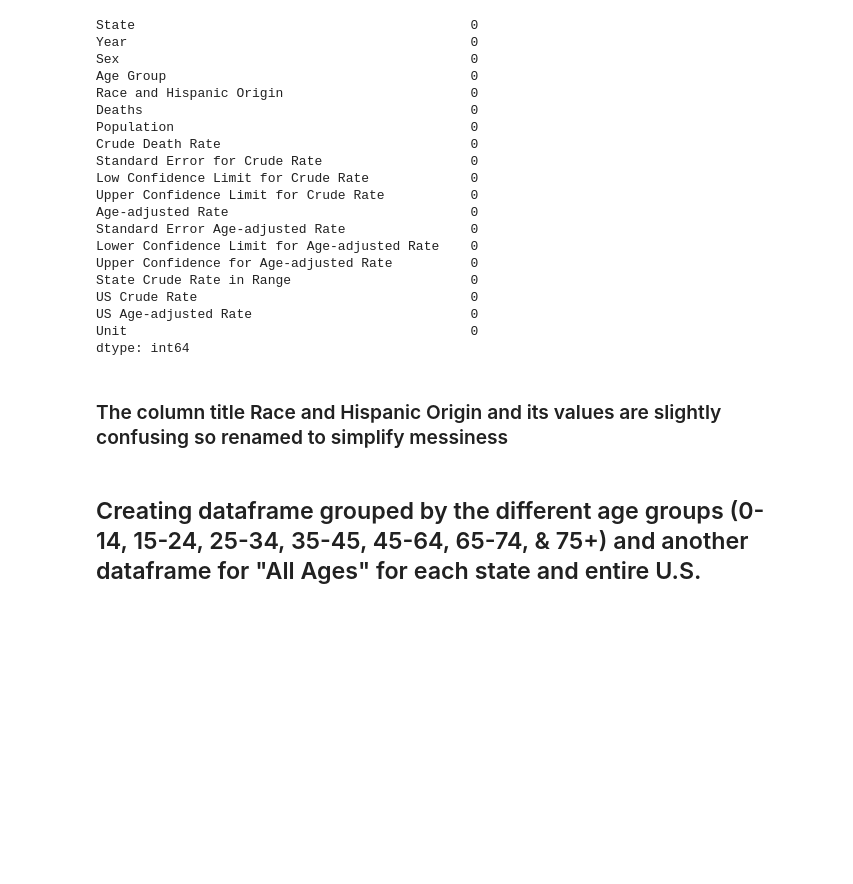
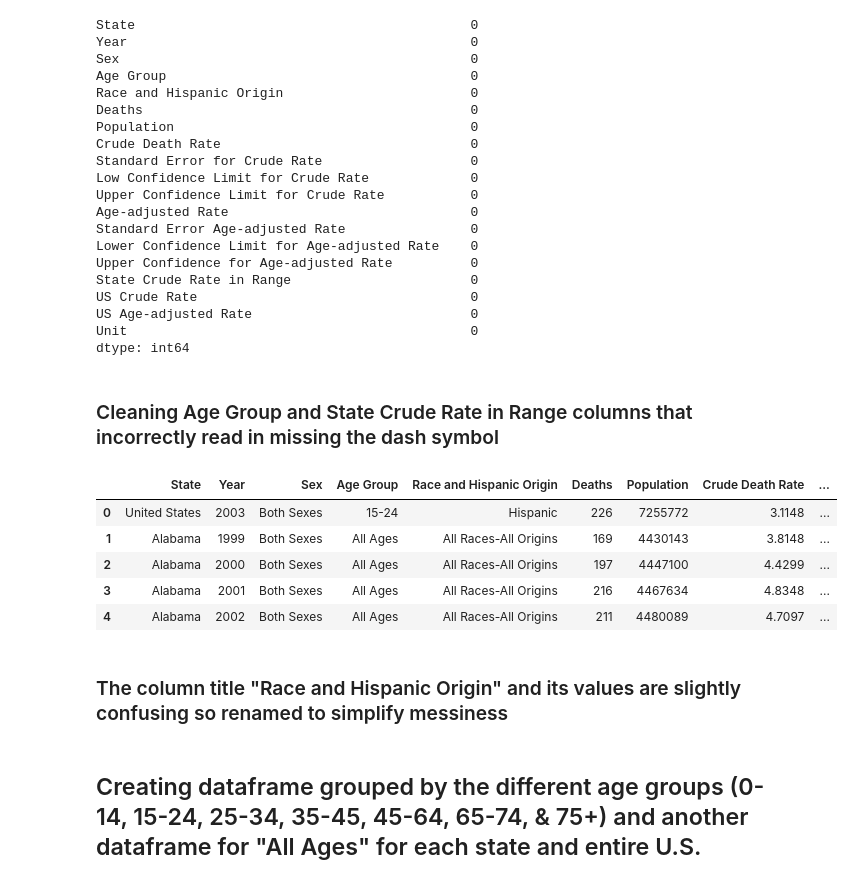
Before and after one commit to cwaggles/TOOL1_FINAL_PROJECT, a Jupyter notebook: Data Science Tools 1 - Final Project.ipynb, the cells around one changed output. Saved outputs shown, nothing was run; the diff lists cells and outputs as text; code cells hidden in the pictures; blank space fills up the shorter version.

```diff
--- a/Data Science Tools 1 - Final Project.ipynb
+++ b/Data Science Tools 1 - Final Project.ipynb
@@ -103,8 +115,22 @@ US Crude Rate                                   0
 US Age-adjusted Rate                            0
 Unit                                            0
 dtype: int64
+# %% [markdown]
+### Cleaning Age Group and State Crude Rate in Range columns that incorrectly read in missing the dash symbol
+# %%
+#Using String Regex to replace missing symbols with dash symbol (-)
+drug_mort['Age Group'] = drug_mort['Age Group'].str.replace(r'�"', '-')
+drug_mort['State Crude Rate in Range'] = drug_mort['State Crude Rate in Range'].str.replace(r'�"', '-')
+drug_mort.head()
+# %% [output]
+|  | State | Year | Sex | Age Group | Race and Hispanic Origin | Deaths | Population | Crude Death Rate | ... |
+| 0 | United States | 2003 | Both Sexes | 15-24 | Hispanic | 226 | 7255772 | 3.1148 | ... |
+| 1 | Alabama | 1999 | Both Sexes | All Ages | All Races-All Origins | 169 | 4430143 | 3.8148 | ... |
+| 2 | Alabama | 2000 | Both Sexes | All Ages | All Races-All Origins | 197 | 4447100 | 4.4299 | ... |
+| 3 | Alabama | 2001 | Both Sexes | All Ages | All Races-All Origins | 216 | 4467634 | 4.8348 | ... |
+| 4 | Alabama | 2002 | Both Sexes | All Ages | All Races-All Origins | 211 | 4480089 | 4.7097 | ... |
 # %% [markdown]
-### The column title Race and Hispanic Origin and its values are slightly confusing so renamed to simplify messiness
+### The column title "Race and Hispanic Origin" and its values are slightly confusing so renamed to simplify messiness
 # %%
 drug_mort.rename(columns = {'Race and Hispanic Origin':'Race Origin'}, inplace = True)
 #removing messy strings from matching rows
```
Also changed, not shown: parts of 28 cells of this notebook.
